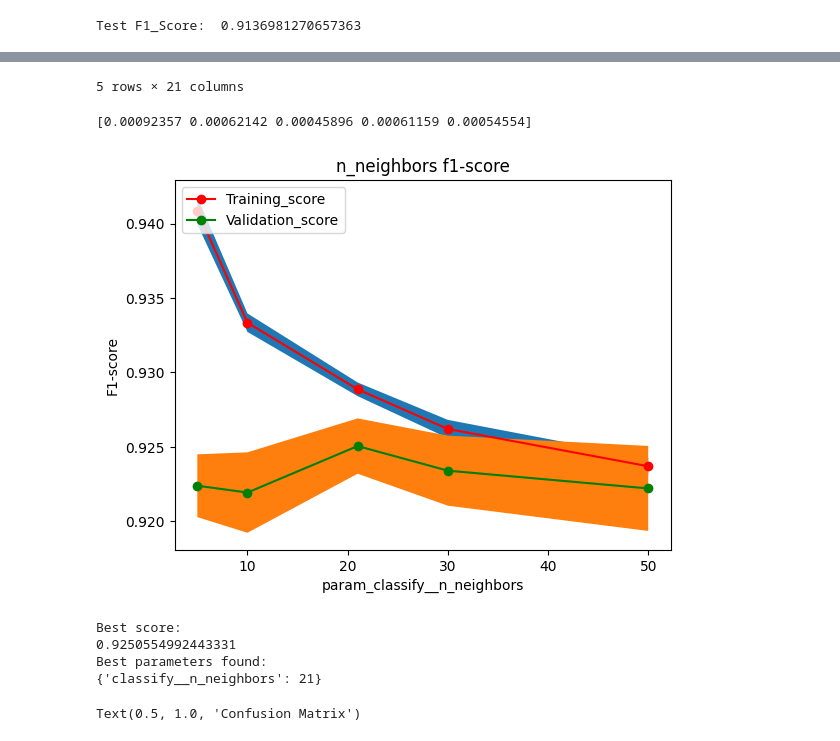
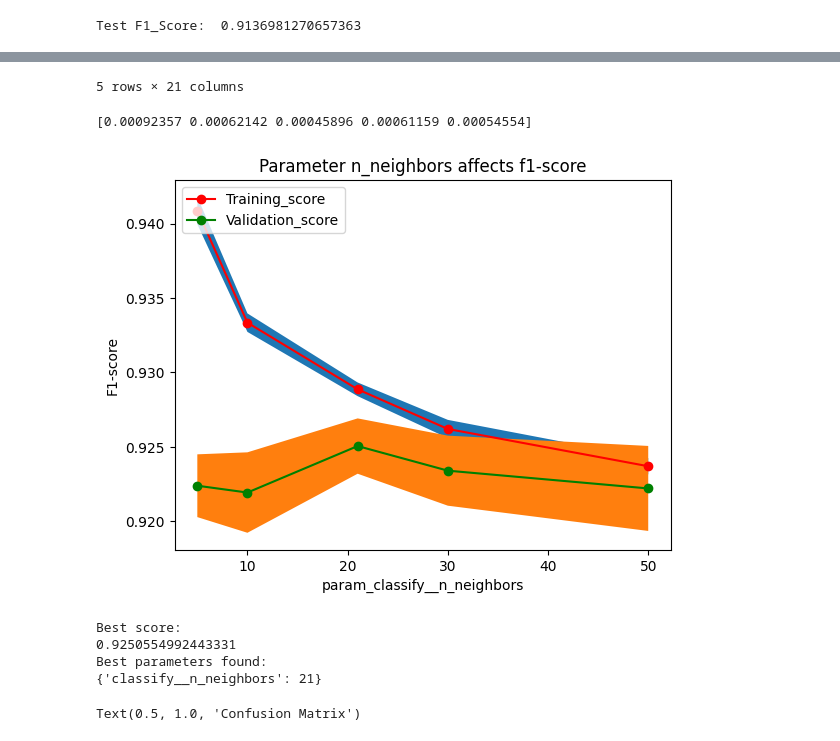
Before and after one commit to palinalif/Proj1, a Jupyter notebook: Project1 New copy 2.ipynb, the cells around one changed output, grey strips where cells are left out. Cells and saved outputs as stored; diff of their text form; code cells hidden in the pictures.

```diff
--- a/Project1 New copy 2.ipynb
+++ b/Project1 New copy 2.ipynb
@@ -472,7 +470,7 @@ clf = clf_knn
 df_knn = pd.DataFrame(clf.cv_results_)
 display(df_knn)
 print(np.divide(df_knn["std_train_score"].to_numpy(),np.sqrt(z))) #extracting (score/ square root 5) from df
-plot("n_neighbors f1-score",
+plot("Parameter n_neighbors affects f1-score",
 "param_classify__n_neighbors",
 df_knn["param_classify__n_neighbors"],
 df_knn["mean_train_score"],
@@ -496,6 +494,6 @@ print(clf.best_params_)
 5 rows × 21 columns
 [0.00092357 0.00062142 0.00045896 0.00061159 0.00054554]
-[figure, old version]
+[figure, new version]
 Best score:
 0.9250554992443331
 Best parameters found:
```
Also changed, not shown: parts of 18 cells of this notebook.
